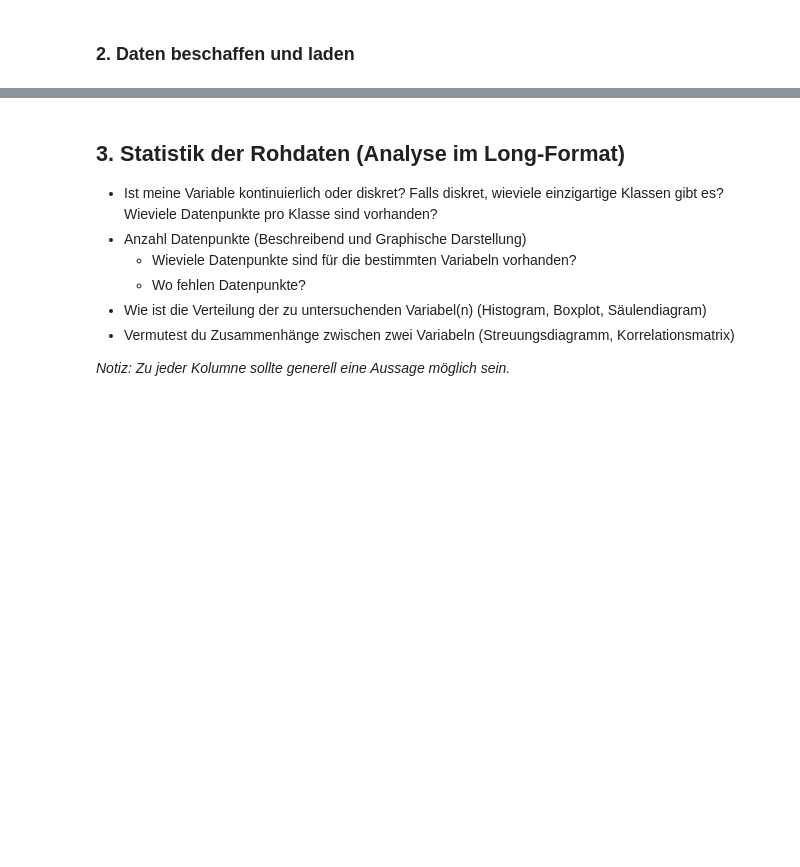
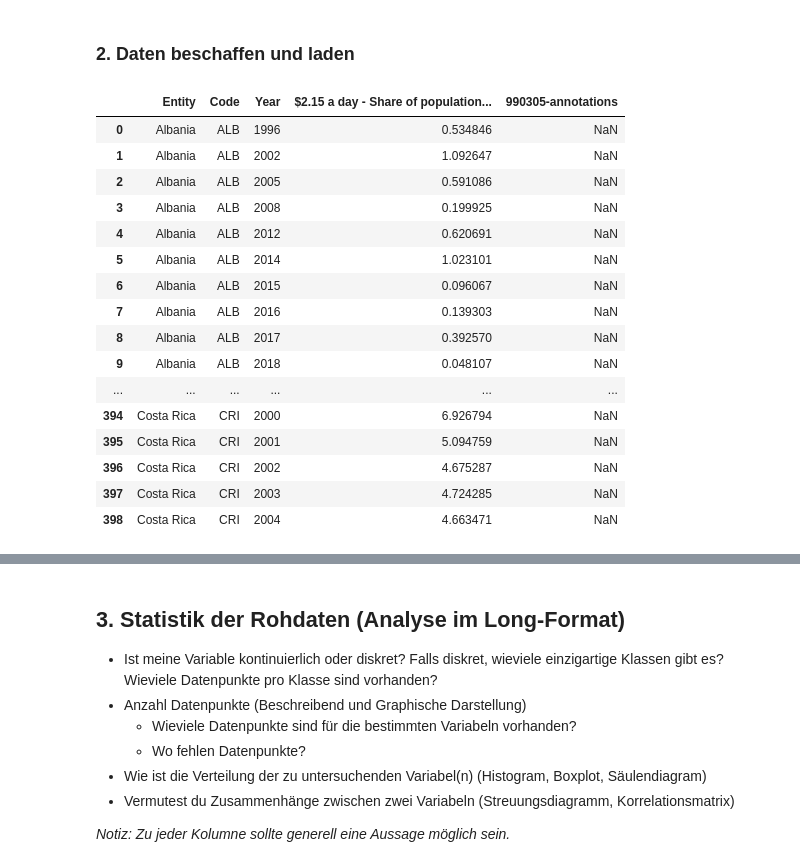
Before and after one commit to karinavonfelbert/Python-Leistungsnachweis, a Jupyter notebook: Python_LN.ipynb, the cells around one changed output, grey strips where cells are left out. Saved outputs shown, nothing was run; the diff lists cells and outputs as text; code cells hidden in the pictures; blank space fills up the shorter version.

```diff
--- a/Python_LN.ipynb
+++ b/Python_LN.ipynb
@@ -22,6 +22,26 @@
 import pandas as pd
 import seaborn as sns
 from matplotlib import pyplot as plt
+# %%
+pd.read_csv(file_path)
+# %% [output]
+|  | Entity | Code | Year | $2.15 a day - Share of population... | 990305-annotations |
+| 0 | Albania | ALB | 1996 | 0.534846 | NaN |
+| 1 | Albania | ALB | 2002 | 1.092647 | NaN |
+| 2 | Albania | ALB | 2005 | 0.591086 | NaN |
+| 3 | Albania | ALB | 2008 | 0.199925 | NaN |
+| 4 | Albania | ALB | 2012 | 0.620691 | NaN |
+| 5 | Albania | ALB | 2014 | 1.023101 | NaN |
+| 6 | Albania | ALB | 2015 | 0.096067 | NaN |
+| 7 | Albania | ALB | 2016 | 0.139303 | NaN |
+| 8 | Albania | ALB | 2017 | 0.392570 | NaN |
+| 9 | Albania | ALB | 2018 | 0.048107 | NaN |
+| ... | ... | ... | ... | ... | ... |
+| 394 | Costa Rica | CRI | 2000 | 6.926794 | NaN |
+| 395 | Costa Rica | CRI | 2001 | 5.094759 | NaN |
+| 396 | Costa Rica | CRI | 2002 | 4.675287 | NaN |
+| 397 | Costa Rica | CRI | 2003 | 4.724285 | NaN |
+| 398 | Costa Rica | CRI | 2004 | 4.663471 | NaN |
 # %%
 # lade hier deine Daten
 file_path = "share-of-population-in-extreme-poverty.csv"
```
Also changed, not shown: parts of 10 cells of this notebook, 1 other file.
